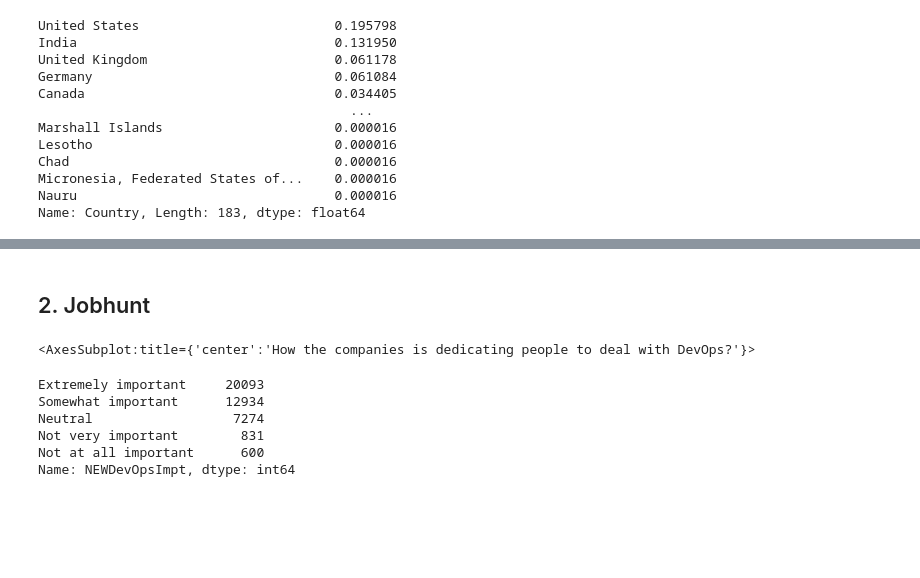
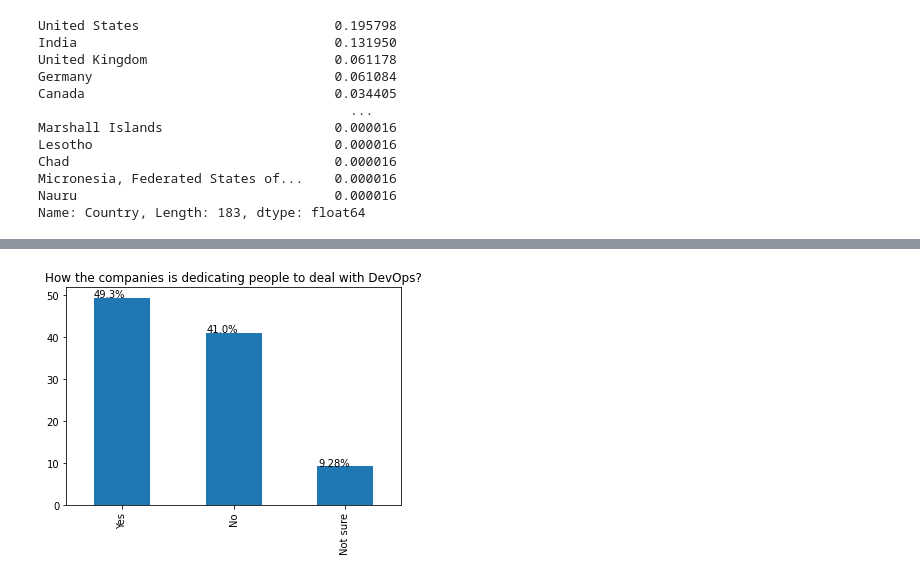
Before and after one commit to edivaldojuniorch/stackoverflow_2020_analysis, a Jupyter notebook: StackOverflow Survey 2020.ipynb, the cells around one changed output, grey strips where cells are left out. Saved outputs shown, nothing was run; the diff lists cells and outputs as text; code cells hidden in the pictures; blank space fills up the shorter version.

```diff
--- a/StackOverflow Survey 2020.ipynb
+++ b/StackOverflow Survey 2020.ipynb
@@ -195,2 +217,0 @@ get_description('EdLevel', df_scheme)
-# %%
-df.columns = [print(x) for x in df.columns]
@@ -221,15 +218,16 @@ dev_ops = df['NEWDevOpsImpt'].value_counts().plot.bar(title='How the companies i
-# %% [markdown]
-## 2. Jobhunt
-# %%
-dev_ops
-# %% [output]
-<AxesSubplot:title={'center':'How the companies is dedicating people to deal with DevOps?'}>
-# %%
-df.filterdf['NEWDevOpsImpt'].value_counts()
-# %% [output]
-Extremely important     20093
-Somewhat important      12934
-Neutral                  7274
-Not very important        831
-Not at all important      600
-Name: NEWDevOpsImpt, dtype: int64
+# %%
+
+df_good = df[df['NEWDevOpsImpt'].isnull() == False]
+df_us_ = df_good[df_good['Country']=='United States']
+df_us_prof = df_us_[df_us_['MainBranch']=='I am a developer by profession']
+df_us_val = df_us_prof['NEWDevOps'].value_counts()
+
+axes = (df_us_prof['NEWDevOps'].value_counts()/df_us_prof['NEWDevOpsImpt'].shape[0]*100).plot.bar(title='How the companies is dedicating people to deal with DevOps?')
+
+
+#axes = (df['NEWDevOpsImpt'].value_counts()/df['NEWDevOpsImpt'].shape[0]*100).plot.bar(title='How the companies is dedicating people to deal with DevOps?')
+
+for p in axes.patches:
+    axes.annotate('{0:.4}%'.format(str(p.get_height())), (p.get_x() * 1.005, p.get_height() * 1.005))
+# %% [output]
+[figure, added]
```
Also changed, not shown: parts of 26 cells of this notebook.
